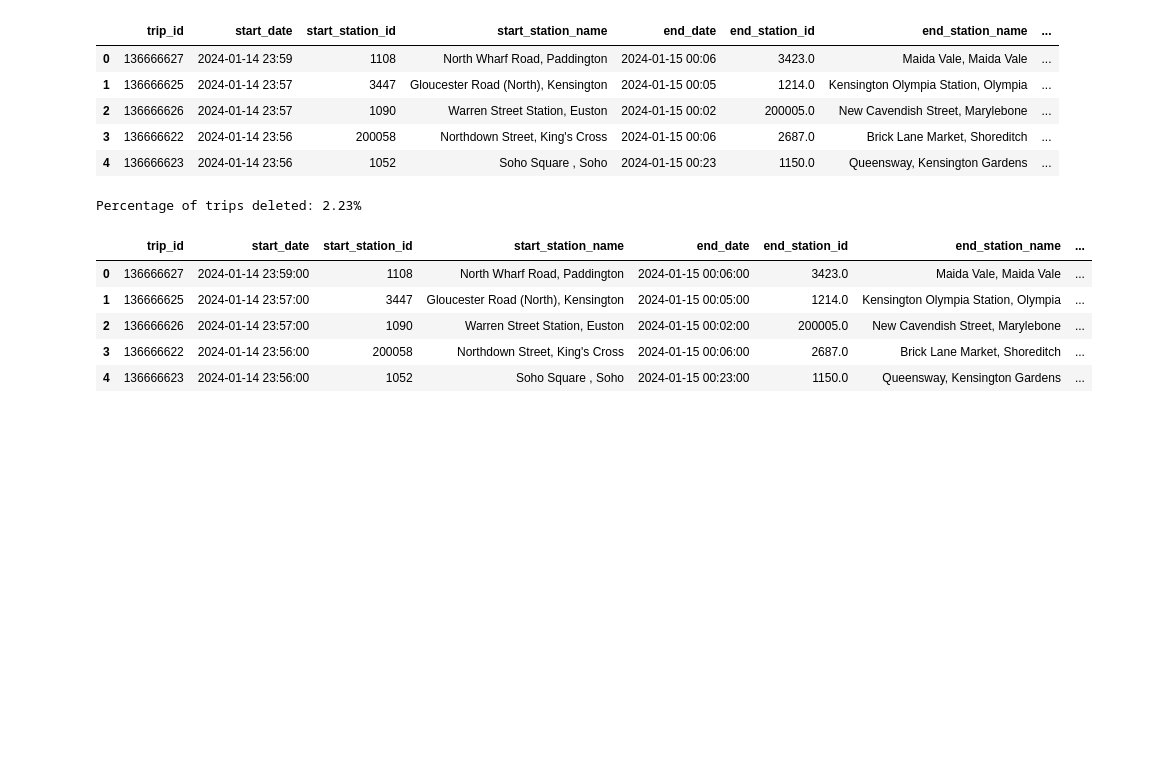
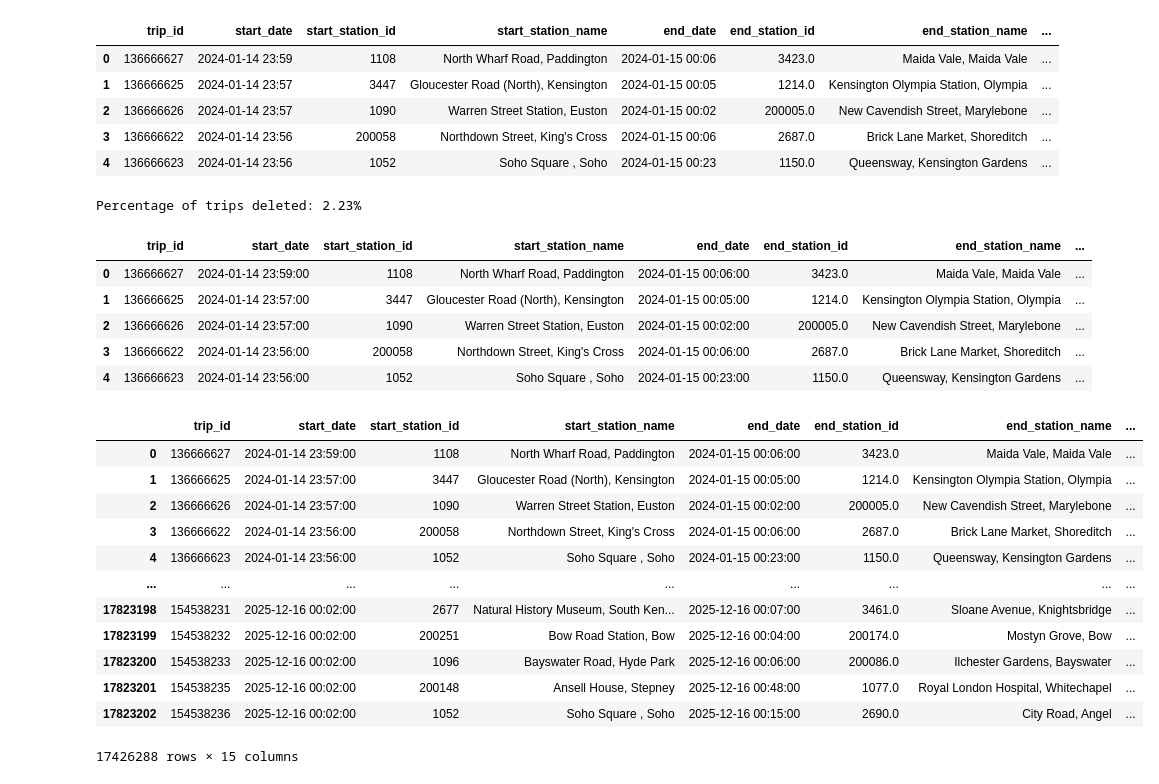
Before and after one commit to ArturWerys/london-bike-network-analysis, a Jupyter notebook: 01_data_preparation.ipynb, the cells around one changed output. Drawn from its saved outputs; the diff is of its cells as text; code cells hidden in the pictures; blank space fills up the shorter version.

```diff
--- a/01_data_preparation.ipynb
+++ b/01_data_preparation.ipynb
@@ -242,3 +242,19 @@ final_trip_data.head()
 | 2 | 136666626 | 2024-01-14 23:57:00 | 1090 | Warren Street Station, Euston | 2024-01-15 00:02:00 | 200005.0 | New Cavendish Street, Marylebone | ... |
 | 3 | 136666622 | 2024-01-14 23:56:00 | 200058 | Northdown Street, King's Cross | 2024-01-15 00:06:00 | 2687.0 | Brick Lane Market, Shoreditch | ... |
 | 4 | 136666623 | 2024-01-14 23:56:00 | 1052 | Soho Square , Soho | 2024-01-15 00:23:00 | 1150.0 | Queensway, Kensington Gardens | ... |
+# %%
+final_trip_data.head(-5)
+# %% [output]
+|  | trip_id | start_date | start_station_id | start_station_name | end_date | end_station_id | end_station_name | ... |
+| 0 | 136666627 | 2024-01-14 23:59:00 | 1108 | North Wharf Road, Paddington | 2024-01-15 00:06:00 | 3423.0 | Maida Vale, Maida Vale | ... |
+| 1 | 136666625 | 2024-01-14 23:57:00 | 3447 | Gloucester Road (North), Kensington | 2024-01-15 00:05:00 | 1214.0 | Kensington Olympia Station, Olympia | ... |
+| 2 | 136666626 | 2024-01-14 23:57:00 | 1090 | Warren Street Station, Euston | 2024-01-15 00:02:00 | 200005.0 | New Cavendish Street, Marylebone | ... |
+| 3 | 136666622 | 2024-01-14 23:56:00 | 200058 | Northdown Street, King's Cross | 2024-01-15 00:06:00 | 2687.0 | Brick Lane Market, Shoreditch | ... |
+| 4 | 136666623 | 2024-01-14 23:56:00 | 1052 | Soho Square , Soho | 2024-01-15 00:23:00 | 1150.0 | Queensway, Kensington Gardens | ... |
+| ... | ... | ... | ... | ... | ... | ... | ... | ... |
+| 17823198 | 154538231 | 2025-12-16 00:02:00 | 2677 | Natural History Museum, South Ken... | 2025-12-16 00:07:00 | 3461.0 | Sloane Avenue, Knightsbridge | ... |
+| 17823199 | 154538232 | 2025-12-16 00:02:00 | 200251 | Bow Road Station, Bow | 2025-12-16 00:04:00 | 200174.0 | Mostyn Grove, Bow | ... |
+| 17823200 | 154538233 | 2025-12-16 00:02:00 | 1096 | Bayswater Road, Hyde Park | 2025-12-16 00:06:00 | 200086.0 | Ilchester Gardens, Bayswater | ... |
+| 17823201 | 154538235 | 2025-12-16 00:02:00 | 200148 | Ansell House, Stepney | 2025-12-16 00:48:00 | 1077.0 | Royal London Hospital, Whitechapel | ... |
+| 17823202 | 154538236 | 2025-12-16 00:02:00 | 1052 | Soho Square , Soho | 2025-12-16 00:15:00 | 2690.0 | City Road, Angel | ... |
+17426288 rows × 15 columns
```
Also changed, not shown: 2 other files.
